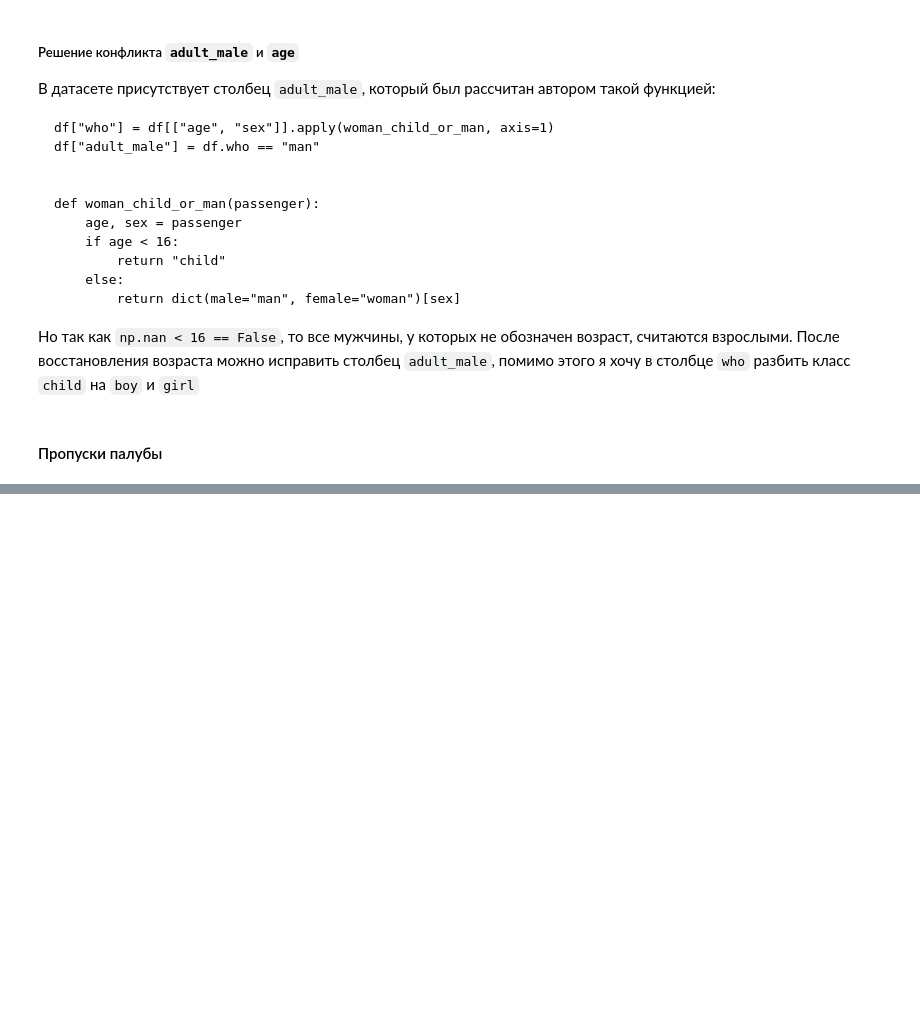
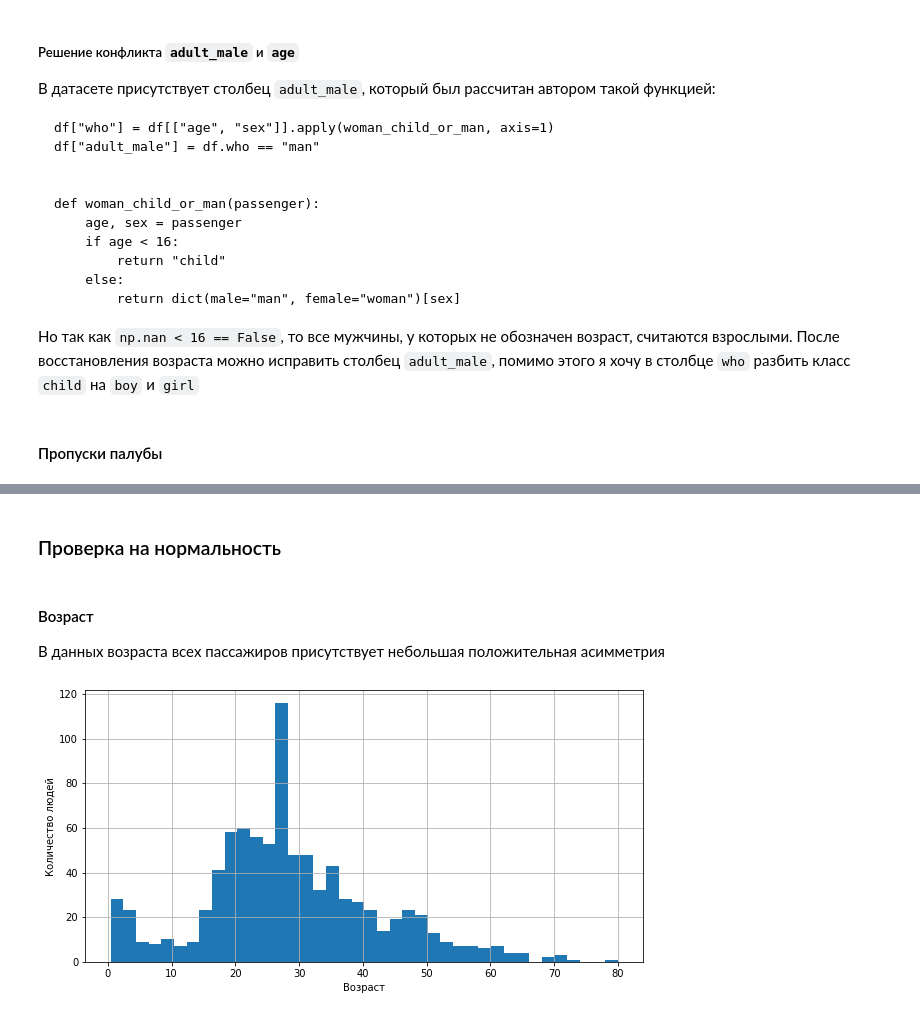
Before and after one commit to gaskeo/yandex-lyceum-selection-round, a Jupyter notebook: main.ipynb, the cells around one changed output, grey strips where cells are left out. Cells and saved outputs as stored; diff of their text form; code cells hidden in the pictures; blank space fills up the shorter version.

```diff
--- a/main.ipynb
+++ b/main.ipynb
@@ -485,0 +576,17 @@ df = fill_na_deck(df)
+# %% [markdown]
+### Проверка на нормальность
+# %% [markdown]
+#### Возраст
+В данных возраста всех пассажиров присутствует небольшая положительная асимметрия
+# %%
+fig, ax = plt.subplots()
+df[age].hist(bins=40, ax=ax)
+
+fig.set_size_inches(10, 5)
+
+ax.set_xlabel('Возраст')
+ax.set_ylabel('Количество людей')
+
+plt.show()
+# %% [output]
+[figure, added]
```
Also changed, not shown: parts of 23 cells of this notebook.
